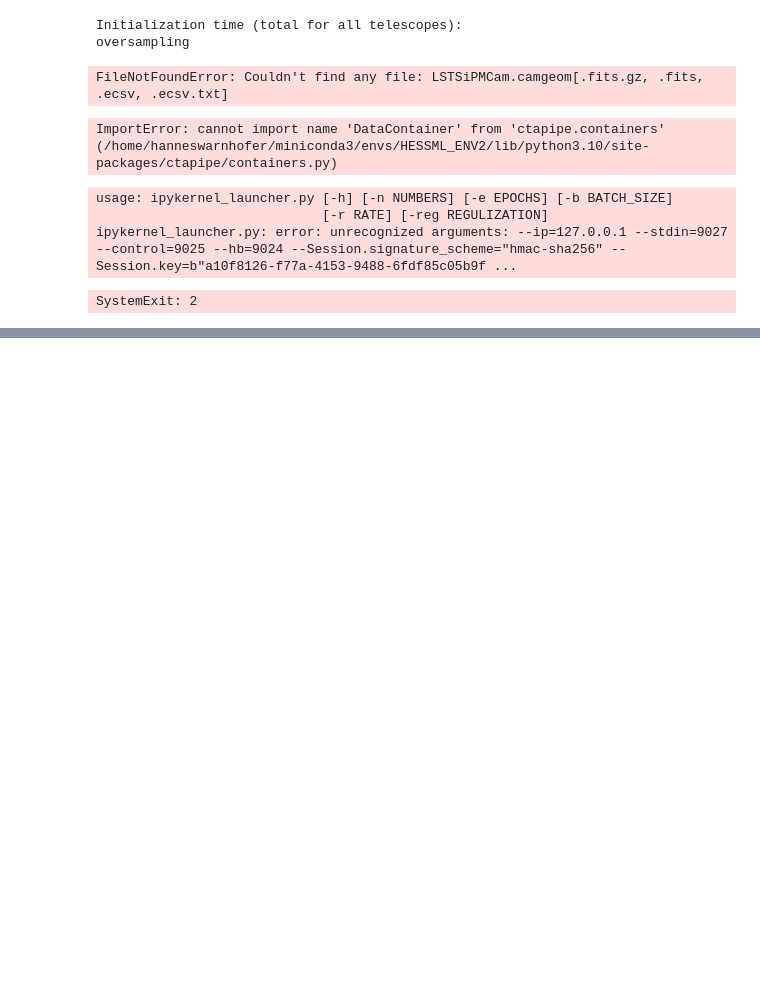
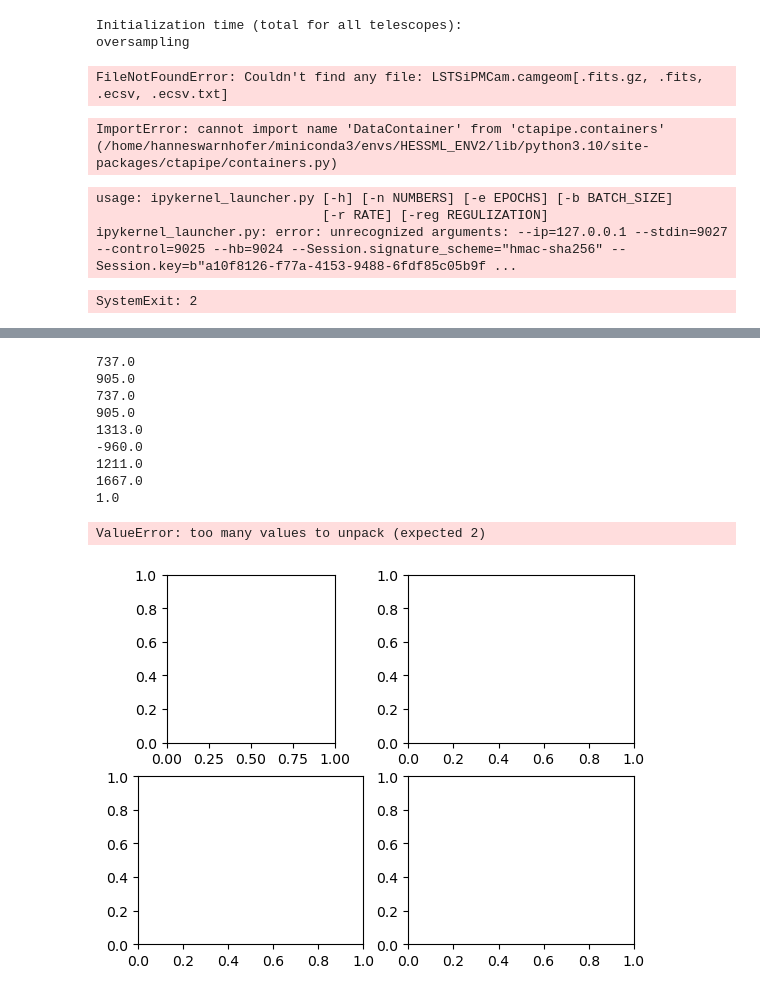
Before and after one commit to hanneswarnhofer/ECAP_HiWi_WorkingDirectory, a Jupyter notebook: TestNotebook.ipynb, the cells around one changed output, grey strips where cells are left out. Drawn from its saved outputs; the diff is of its cells as text; code cells hidden in the pictures; blank space fills up the shorter version.

```diff
--- a/TestNotebook.ipynb
+++ b/TestNotebook.ipynb
@@ -607,0 +599,7 @@ nearest_interpolation
+# %%
+tel1 = np.concatenate((tel1g,tel1p),axis=0)
+print(np.shape(tel1g))
+print(np.shape(tel1p))
+print(np.shape(tel2g))
+print(np.shape(tel1))
+print(np.shape(tel1p)+np.shape(tel1g))
@@ -607,0 +631,39 @@ nearest_interpolation
+# %%
+def plot_image(image):
+    image1, image2, image3, image4 = image
+    fig, ax = plt.subplots(2,2)
+    ax[0,0].set_aspect(1)
+    ax[0,0].pcolor(image1[:,:], cmap='viridis')
+    ax[0,1].set_aspect(1)
+    ax[0,1].pcolor(image2[:,:], cmap='viridis')
+    ax[1,0].set_aspect(1)
+    ax[1,0].pcolor(image3[:,:], cmap='viridis')
+    ax[1,1].set_aspect(1)
+    ax[1,1].pcolor(image4[:,:], cmap='viridis')
+    plt.show()
+# %%
+nr = 3
+
+print(np.sum(tel1[0]))
+print(np.sum(tel2[0]))
+print(np.sum(tel1g[0]))
+print(np.sum(tel2g[0]))
+print(np.sum(mapped_images[0,nr]))
+print(np.sum(mapped_images[1,nr]))
+print(np.sum(mapped_images[2,nr]))
+print(np.sum(mapped_images[3,nr]))
+print(mapped_labels[nr])
+
+plot_image((mapped_images[0,nr],mapped_images[1,nr],mapped_images[2,nr],mapped_images[3,nr]))
+# %% [output]
+737.0
+905.0
+737.0
+905.0
+1313.0
+-960.0
+1211.0
+1667.0
+1.0
+ValueError: too many values to unpack (expected 2)
+[figure, added]
```
Also changed, not shown: parts of 11 cells of this notebook.
